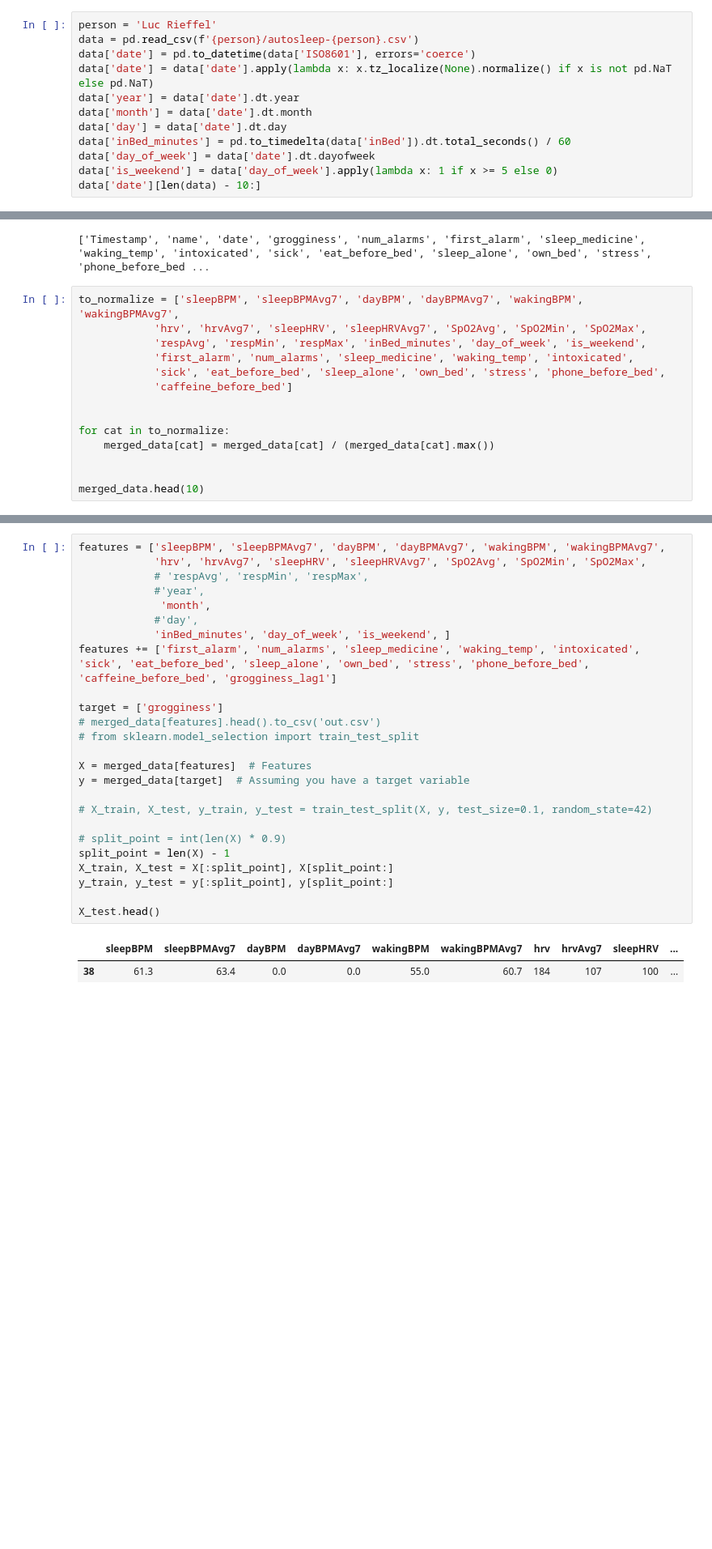
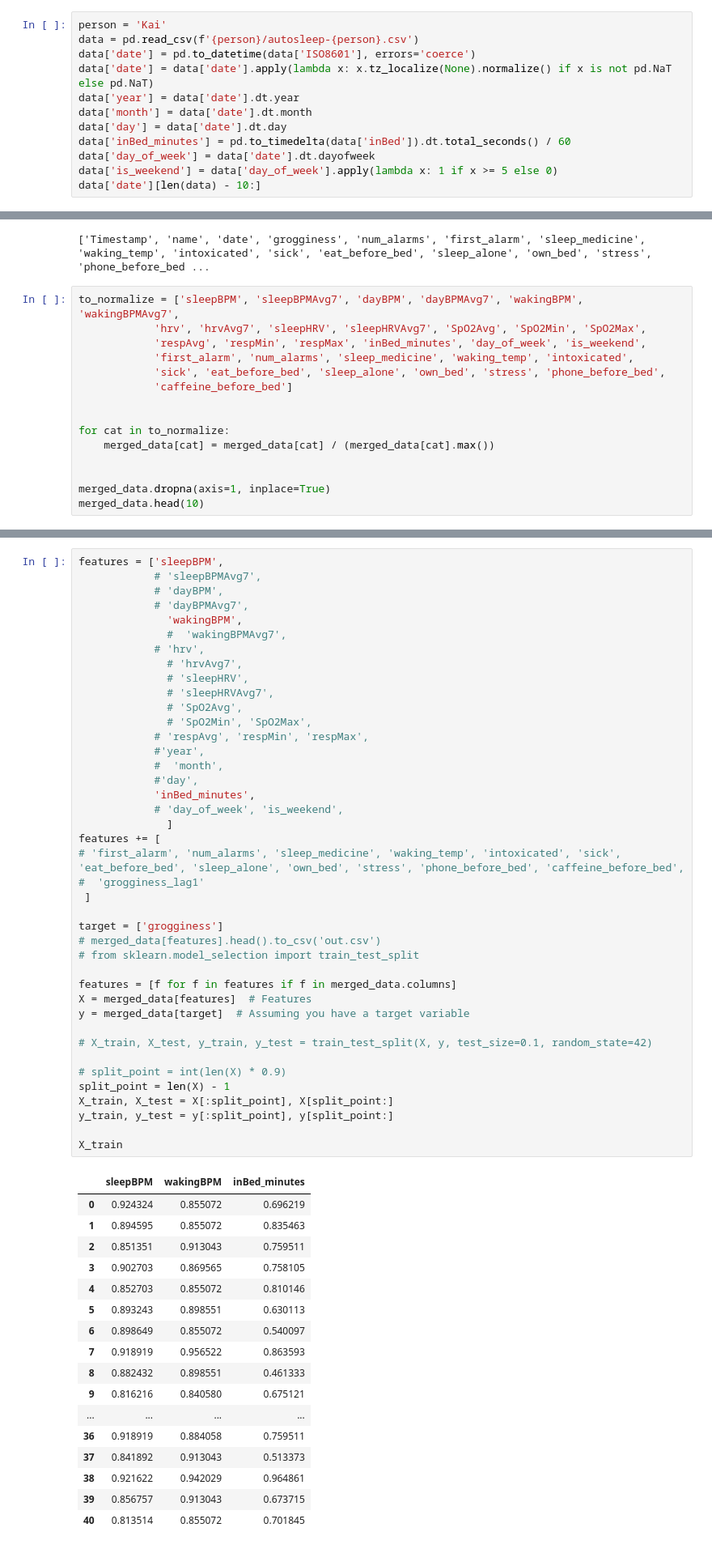
Before and after one commit to KnowItAllKing/grogginess-prediction, a Jupyter notebook: data_analysis2.ipynb, the cells around one changed output, grey strips where cells are left out. Shown at 81% size. Saved outputs shown, nothing was run; the diff lists cells and outputs as text; blank space fills up the shorter version.

```diff
--- a/data_analysis2.ipynb
+++ b/data_analysis2.ipynb
@@ -6,7 +6,7 @@ import torch.nn as nn
 import torch.nn.functional as F
 import torch.optim as optim
 # %%
-person = 'Luc Rieffel'
+person = 'Kai'
 data = pd.read_csv(f'{person}/autosleep-{person}.csv')
 data['date'] = pd.to_datetime(data['ISO8601'], errors='coerce')
 data['date'] = data['date'].apply(lambda x: x.tz_localize(None).normalize() if x is not pd.NaT else pd.NaT)
@@ -91,6 +91,7 @@ for cat in to_normalize:
     merged_data[cat] = merged_data[cat] / (merged_data[cat].max())
 
 
+merged_data.dropna(axis=1, inplace=True)
 merged_data.head(10)
 # %% [output]
 |  | Timestamp | name | date | grogginess | num_alarms | first_alarm | sleep_medicine | waking_temp | ... |
@@ -108,28 +109,59 @@ merged_data.head(10)
 # %%
-features = ['sleepBPM', 'sleepBPMAvg7', 'dayBPM', 'dayBPMAvg7', 'wakingBPM', 'wakingBPMAvg7',
-            'hrv', 'hrvAvg7', 'sleepHRV', 'sleepHRVAvg7', 'SpO2Avg', 'SpO2Min', 'SpO2Max',
+features = ['sleepBPM',
+            # 'sleepBPMAvg7',
+            # 'dayBPM',
+            # 'dayBPMAvg7',
+              'wakingBPM',
+              #  'wakingBPMAvg7',
+            # 'hrv',
+              # 'hrvAvg7',
+              # 'sleepHRV',
+              # 'sleepHRVAvg7',
+              # 'SpO2Avg',
+              # 'SpO2Min', 'SpO2Max',
             # 'respAvg', 'respMin', 'respMax',
             #'year',
-             'month',
+            #  'month',
             #'day',
-            'inBed_minutes', 'day_of_week', 'is_weekend', ]
-features += ['first_alarm', 'num_alarms', 'sleep_medicine', 'waking_temp', 'intoxicated', 'sick', 'eat_before_bed', 'sleep_alone', 'own_bed', 'stress', 'phone_before_bed', 'caffeine_before_bed', 'grogginess_lag1']
+            'inBed_minutes',
+            # 'day_of_week', 'is_weekend',
+              ]
+features += [
+# 'first_alarm', 'num_alarms', 'sleep_medicine', 'waking_temp', 'intoxicated', 'sick', 'eat_before_bed', 'sleep_alone', 'own_bed', 'stress', 'phone_before_bed', 'caffeine_before_bed',
+#  'grogginess_lag1'
+ ]
 
 target = ['grogginess']
 # merged_data[features].head().to_csv('out.csv')
 # from sklearn.model_selection import train_test_split
 
+features = [f for f in features if f in merged_data.columns]
 X = merged_data[features]  # Features
 y = merged_data[target]  # Assuming you have a target variable
 
 # X_train, X_test, y_train, y_test = train_test_split(X, y, test_size=0.1, random_state=42)
 
 # split_point = int(len(X) * 0.9)
 split_point = len(X) - 1
 X_train, X_test = X[:split_point], X[split_point:]
 y_train, y_test = y[:split_point], y[split_point:]
 
-X_test.head()
+X_train
 # %% [output]
-|  | sleepBPM | sleepBPMAvg7 | dayBPM | dayBPMAvg7 | wakingBPM | wakingBPMAvg7 | hrv | hrvAvg7 | sleepHRV | ... |
-| 38 | 61.3 | 63.4 | 0.0 | 0.0 | 55.0 | 60.7 | 184 | 107 | 100 | ... |
+|  | sleepBPM | wakingBPM | inBed_minutes |
+| 0 | 0.924324 | 0.855072 | 0.696219 |
+| 1 | 0.894595 | 0.855072 | 0.835463 |
+| 2 | 0.851351 | 0.913043 | 0.759511 |
+| 3 | 0.902703 | 0.869565 | 0.758105 |
+| 4 | 0.852703 | 0.855072 | 0.810146 |
+| 5 | 0.893243 | 0.898551 | 0.630113 |
+| 6 | 0.898649 | 0.855072 | 0.540097 |
+| 7 | 0.918919 | 0.956522 | 0.863593 |
+| 8 | 0.882432 | 0.898551 | 0.461333 |
+| 9 | 0.816216 | 0.840580 | 0.675121 |
+| ... | ... | ... | ... |
+| 36 | 0.918919 | 0.884058 | 0.759511 |
+| 37 | 0.841892 | 0.913043 | 0.513373 |
+| 38 | 0.921622 | 0.942029 | 0.964861 |
+| 39 | 0.856757 | 0.913043 | 0.673715 |
+| 40 | 0.813514 | 0.855072 | 0.701845 |
```
Also changed, not shown: parts of 14 cells of this notebook, 1 other file.
